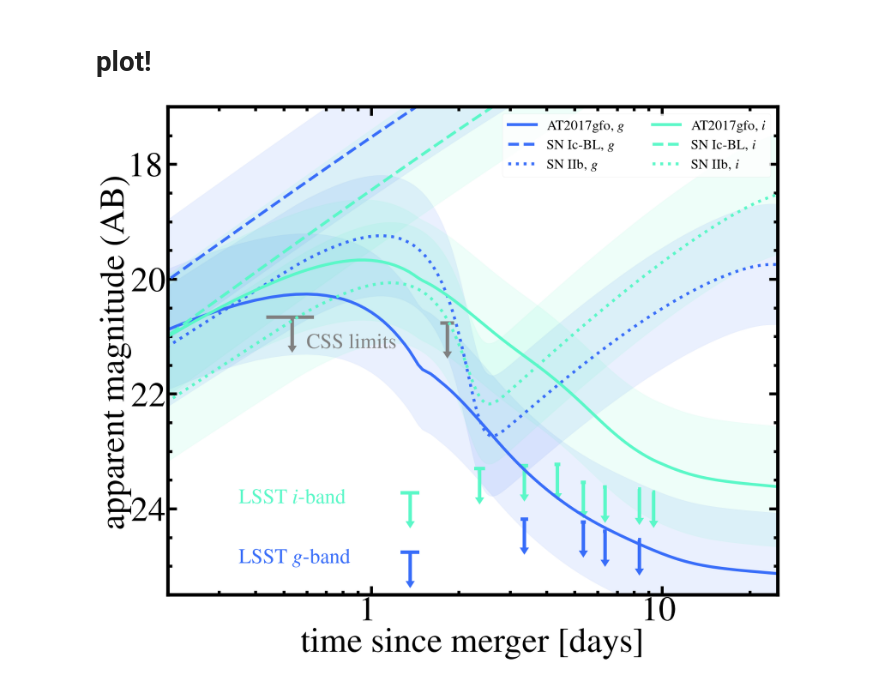
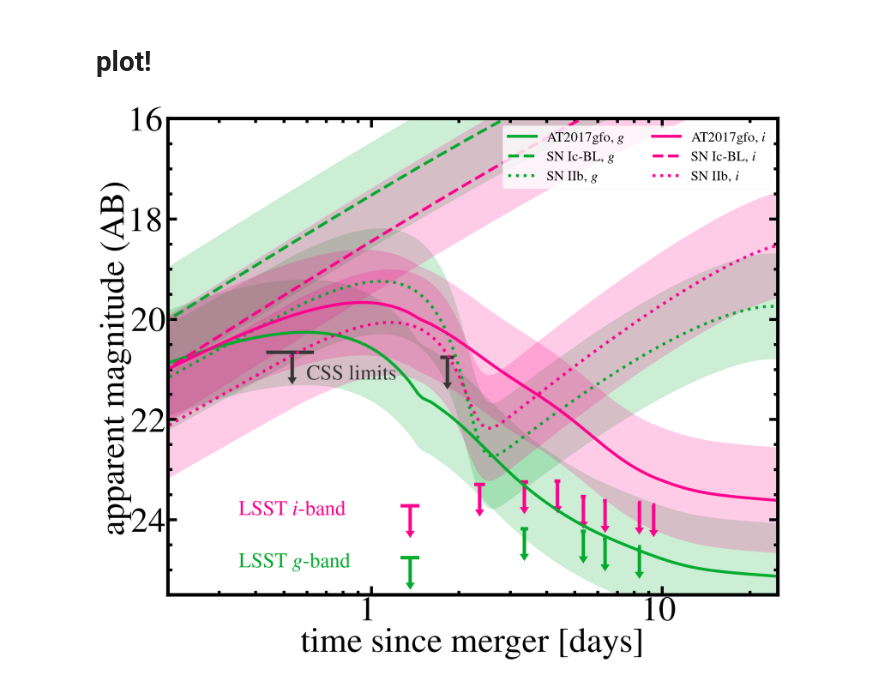
Before and after one commit to astro-trove/s251112cm_lightcurves, a Jupyter notebook: S251112cm_lightcurve.ipynb, the cells around one changed output. Cells and saved outputs as stored; diff of their text form; code cells hidden in the pictures.

Commit message:
New colors

```diff
--- a/S251112cm_lightcurve.ipynb
+++ b/S251112cm_lightcurve.ipynb
@@ -81,14 +99,19 @@ def setup_axis_titles(ax, xtitle, ytitle):
         ax.set_xlabel(xtitle, labelpad=pad)
         ax.set_ylabel(ytitle, labelpad=pad)
 
-BAND_COLOR_MAPPING = {'u': '#8000ff',
-                      'g': '#386df9',
-                      'r': '#12c8e6',
-                      'i': '#5af8c8',
-                      'z': '#a4f89f',
-                      'J': '#ecc86f',
-                      'H': '#ff6d38',
-                      'K': '#ff0000'}
+# BAND_COLOR_MAPPING = {'u': '#8000ff',
+#                       'g': '#386df9',
+#                       'r': '#12c8e6',
+#                       'i': '#5af8c8',
+#                       'z': '#a4f89f',
+#                       'J': '#ecc86f',
+#                       'H': '#ff6d38',
+#                       'K': '#ff0000'}
+BAND_COLOR_MAPPING = {'g':'#02ab2e',
+                      'r':'#ff0000',
+                      'i':'#ff028d'}
+
+ALPHA = 0.2 # alpha of bands reflecting distance uncertaintyO
 # %% [markdown]
 # functions for getting event data
 # %%
@@ -222,7 +245,7 @@ fig, ax = setup_plot(size=[1.8, 1.5])
 setup_ticks(ax)
 setup_axis_titles(ax,'time since merger [days]','apparent magnitude (AB)')
 
-ax.set_ylim([25.5, 17])
+ax.set_ylim([25.5, 16])
 ax.set_xlim([0.2, MAX_TIME])
 ax.set_xscale('log')
 
@@ -240,8 +263,8 @@ for i in np.arange(int(MAX_TIME)):
     time = np.mean(table_css['col1'][mask])
     depth = np.mean(table_css['col3'][mask])
 
-    ax.errorbar(time, depth, yerr=0.5, lolims=True, marker='_', color='gray', markersize=64, linewidth=6, capsize=8, label=None)
-    ax.hlines(depth, time-0.1, time+0.1, color='gray', linewidth=6)
+    ax.errorbar(time, depth, yerr=0.5, lolims=True, marker='_', color='#363737', markersize=64, linewidth=6, capsize=8, label=None)
+    ax.hlines(depth, time-0.1, time+0.1, color='#363737', linewidth=6)
 
 # Add Rubin limits
 table_rubin = Table.read('data/limits/rubin_limits.txt', format='ascii')
@@ -272,8 +295,6 @@ for row in table_rubin:
 # Add in models from redback
 time_array = np.linspace(0, 2*MAX_TIME, 1000)
 
-colors={'g':'green','i':'red'}
-
 # Generate models
 for filt in ['g','i']:
     # See: https://iopscience.iop.org/article/10.3847/2041-8213/aa9c84/pdf
@@ -301,7 +322,7 @@ for filt in ['g','i']:
 
     ax.plot(time_array, mags + ref_dm, color=BAND_COLOR_MAPPING[filt], linewidth=5, label='AT2017gfo, '+rf'${filt}$')
     ax.fill_between(time_array, mags_plus + ref_dm, mags_minus + ref_dm,
-                    color=BAND_COLOR_MAPPING[filt], alpha=0.1)
+                    color=BAND_COLOR_MAPPING[filt], alpha=ALPHA)
 
     # See: https://iopscience.iop.org/article/10.3847/1538-4357/aafa13/pdf
     model_params = {
@@ -326,7 +347,7 @@ for filt in ['g','i']:
 
     ax.plot(time_array, mags + ref_dm, color=BAND_COLOR_MAPPING[filt], linewidth=5, linestyle='dashed', label='SN Ic-BL, '+rf'${filt}$')
     ax.fill_between(time_array, mags_plus + ref_dm, mags_minus + ref_dm,
-                   color=BAND_COLOR_MAPPING[filt], alpha=0.1)
+                   color=BAND_COLOR_MAPPING[filt], alpha=ALPHA)
 
     # See: https://arxiv.org/pdf/1611.06451
     model_params = {
@@ -336,33 +357,33 @@ for filt in ['g','i']:
         'log10_radius': np.log10(3.0e12),
         'log10_energy': np.log10(1.0e51),
         'nn': 10.0,
         'delta': 1.0,
         'f_nickel': np.float64(0.1),
         'mej': np.float64(2.0),
         'vej': np.float64(8100),
         'kappa': 1.0,
         'kappa_gamma': np.float64(0.01),
         'temperature_floor': np.float64(3550)}
 
     mags = all_models_dict['shock_cooling_and_arnett'](time_array, **model_params, bands=['lsst'+filt])
     mags = mags-dummy_dm
     mags_plus = mags + mag_sigma
     mags_minus = mags - mag_sigma
 
     ax.plot(time_array, mags + ref_dm, color=BAND_COLOR_MAPPING[filt], linewidth=5, linestyle='dotted', label='SN IIb, '+rf'${filt}$')
     ax.fill_between(time_array, mags_plus + ref_dm, mags_minus + ref_dm,
-               color=BAND_COLOR_MAPPING[filt], alpha=0.1)
+               color=BAND_COLOR_MAPPING[filt], alpha=ALPHA)
 
-ax.text(0.6, 21.2, 'CSS limits', color='gray', fontsize=36)
+ax.text(0.6, 21.2, 'CSS limits', color='#363737', fontsize=36)
 
 ax.text(0.35, 23.9, 'LSST $i$-band', color=BAND_COLOR_MAPPING['i'], fontsize=36)
 ax.text(0.35, 24.95, 'LSST $g$-band', color=BAND_COLOR_MAPPING['g'], fontsize=36)
 
 ax.set_xticks([1,10])
 ax.set_xticklabels(['1','10'])
 
 plt.legend(fontsize=24, loc="upper right", ncol=2)
 
 plt.tight_layout()
 # %% [output]
-[figure, old version]
+[figure, new version]
```
Also changed, not shown: parts of 1 cell of this notebook.
